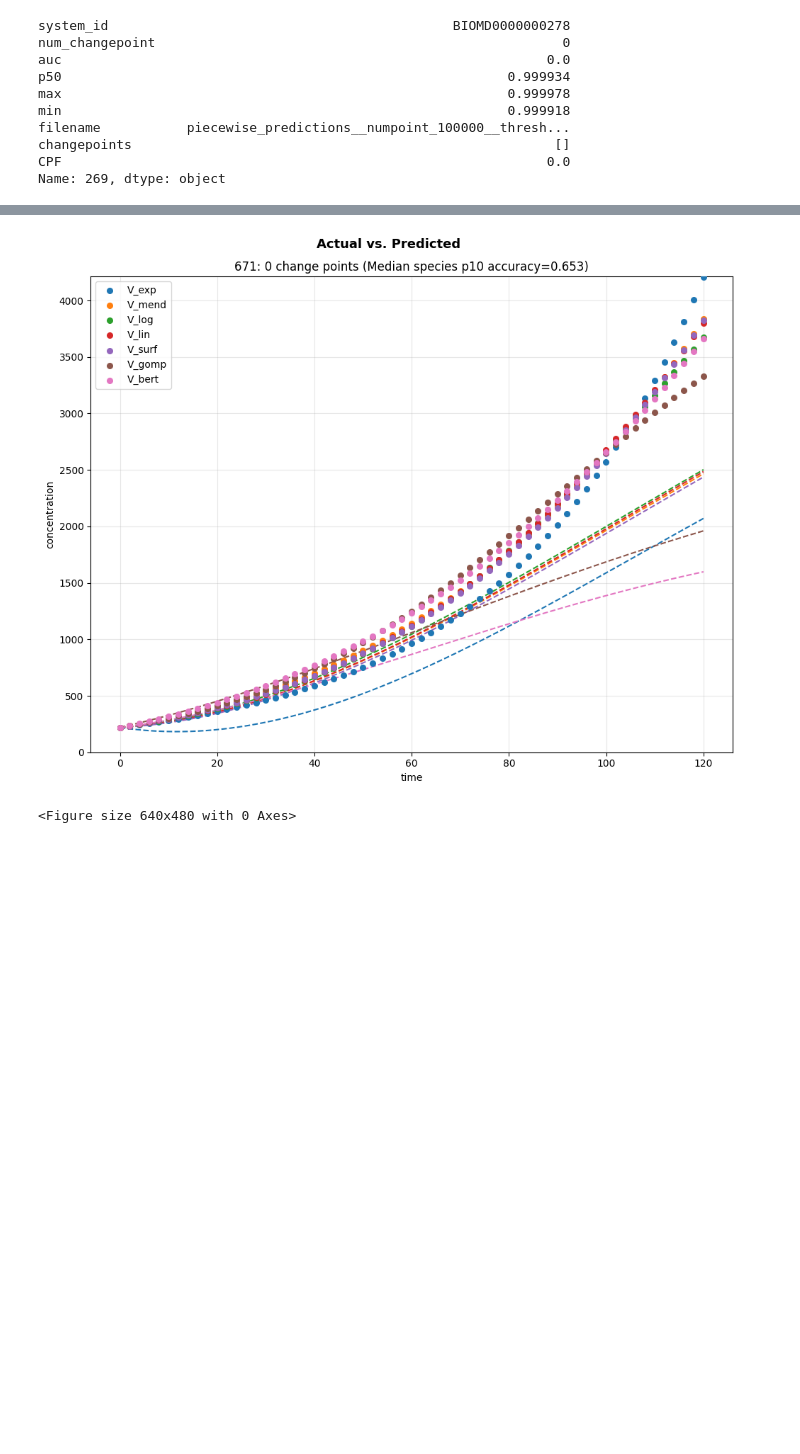
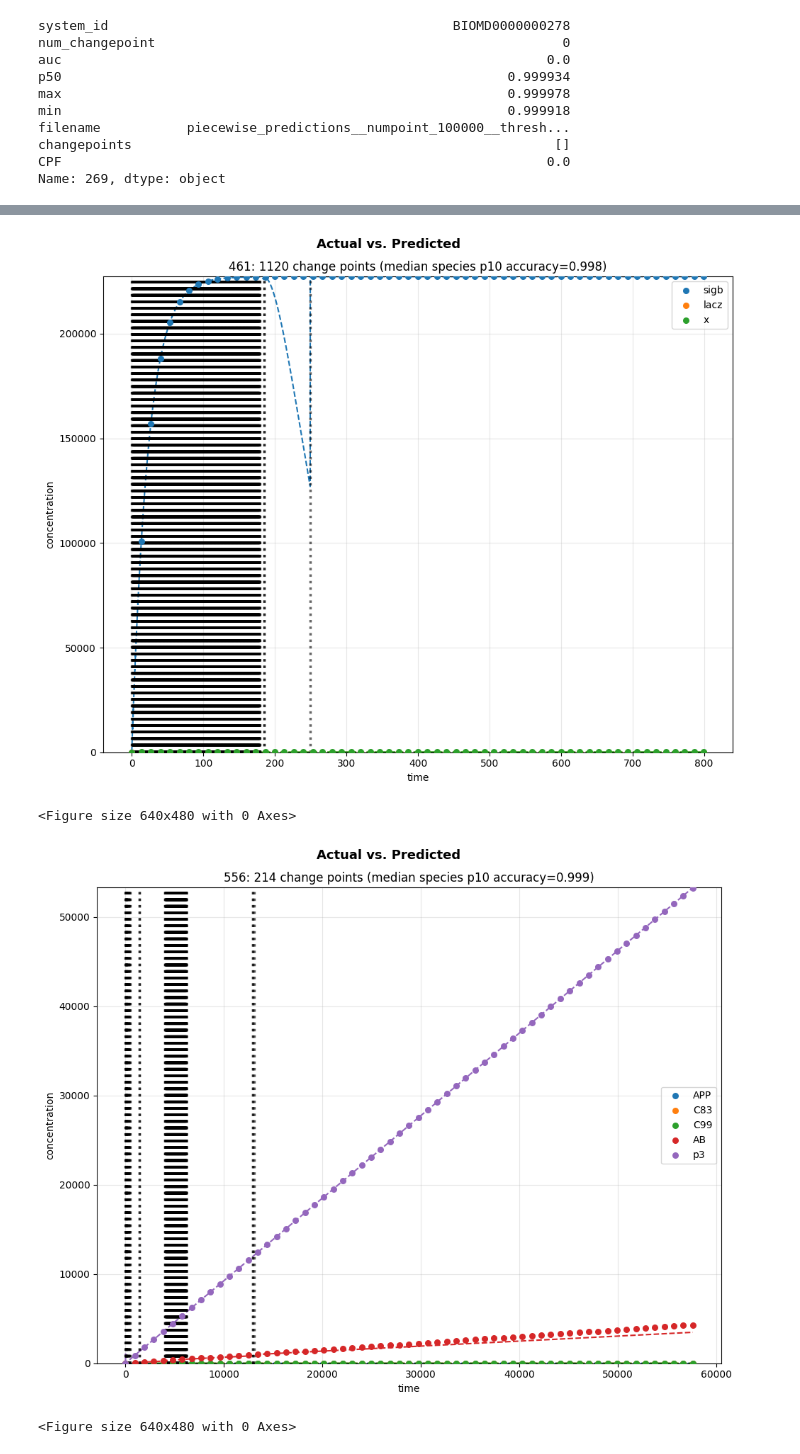
Before and after one commit to ModelEngineering/linearity_analysis, a Jupyter notebook: notebooks/psd_prediction_analysis.ipynb, the cells around one changed output, grey strips where cells are left out. Saved outputs shown, nothing was run; the diff lists cells and outputs as text; code cells hidden in the pictures; blank space fills up the shorter version.

```diff
--- a/notebooks/psd_prediction_analysis.ipynb
+++ b/notebooks/psd_prediction_analysis.ipynb
@@ -165,16 +199,13 @@ MODEL_DF[MODEL_DF[cn.COL_SYSTEM_ID] == "BIOMD0000000671"][[cn.COL_CHANGEPOINTS,
 # %%
-model_num = 671
-t_iter = TimecourseIterator(first_model_num=model_num, last_model_num=model_num)
-for item in t_iter:
-    df = item.timecourse.timecourse_df
-    ser = MODEL_DF [MODEL_DF[cn.COL_SYSTEM_ID] == item.model_name].iloc[0]
-    psd = PiecewiseSystemDiscovery(df,
-            changepoints=ser.changepoints,
-            is_changepoint_removal=False,
-            model_name=item.model_name)
-    psd.fit()
-    result = psd.plotPiecewise(legend=False, num_true_point=60, is_nochangepoint_plot=False)
-    plt.figure()
+def run(model_collection):
+    t_iter = TimecourseIterator(model_num_collection=model_collection)
+    for item in t_iter:
+        df = item.timecourse.timecourse_df
+        ser = MODEL_DF [MODEL_DF[cn.COL_SYSTEM_ID] == item.model_name].iloc[0]
+        psd = PiecewiseSystemDiscovery(df,
+                changepoints=ser.changepoints,
+                is_changepoint_removal=False,
+                model_name=item.model_name)
+        psd.fit()
+        result = psd.plotPiecewise(legend=False, num_true_point=60, is_nochangepoint_plot=False)
+        _ = plt.figure()
-# %% [output]
-[figure, removed]
-<Figure size 640x480 with 0 Axes>
@@ -182,0 +212,7 @@ model_name = "BIOMD0000000278"
+# %%
+run(MODEL_COLLECTION)
+# %% [output]
+[figure, added]
+<Figure size 640x480 with 0 Axes>
+[figure, added]
+<Figure size 640x480 with 0 Axes>
```
Also changed, not shown: parts of 12 cells of this notebook, 3 other files.
